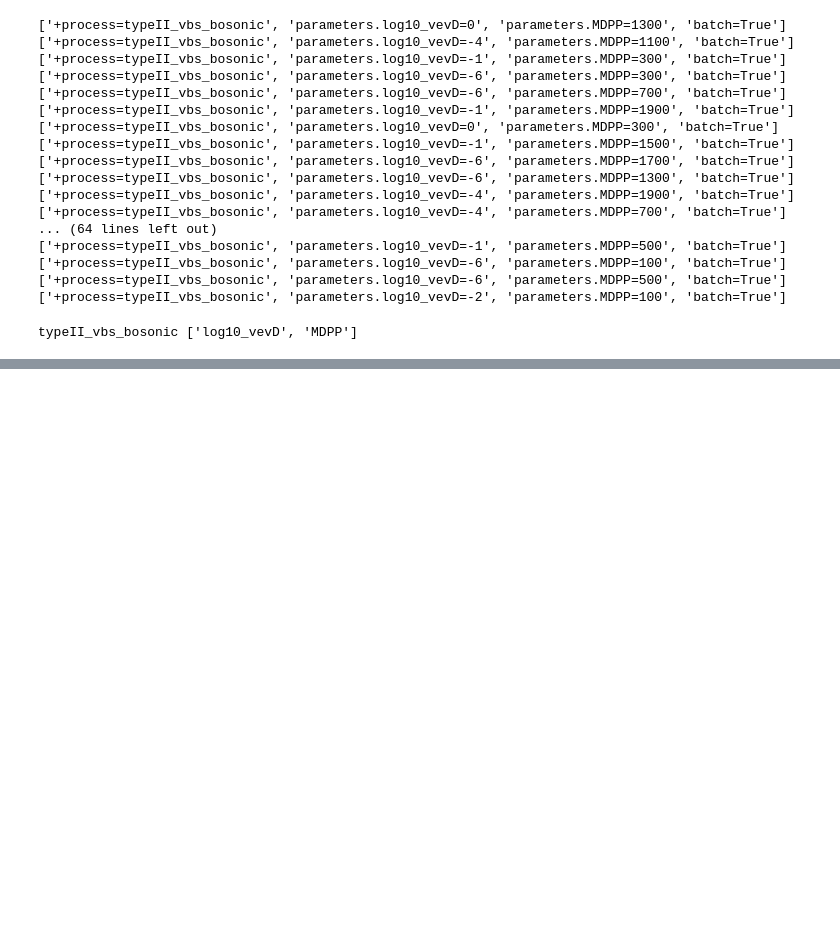
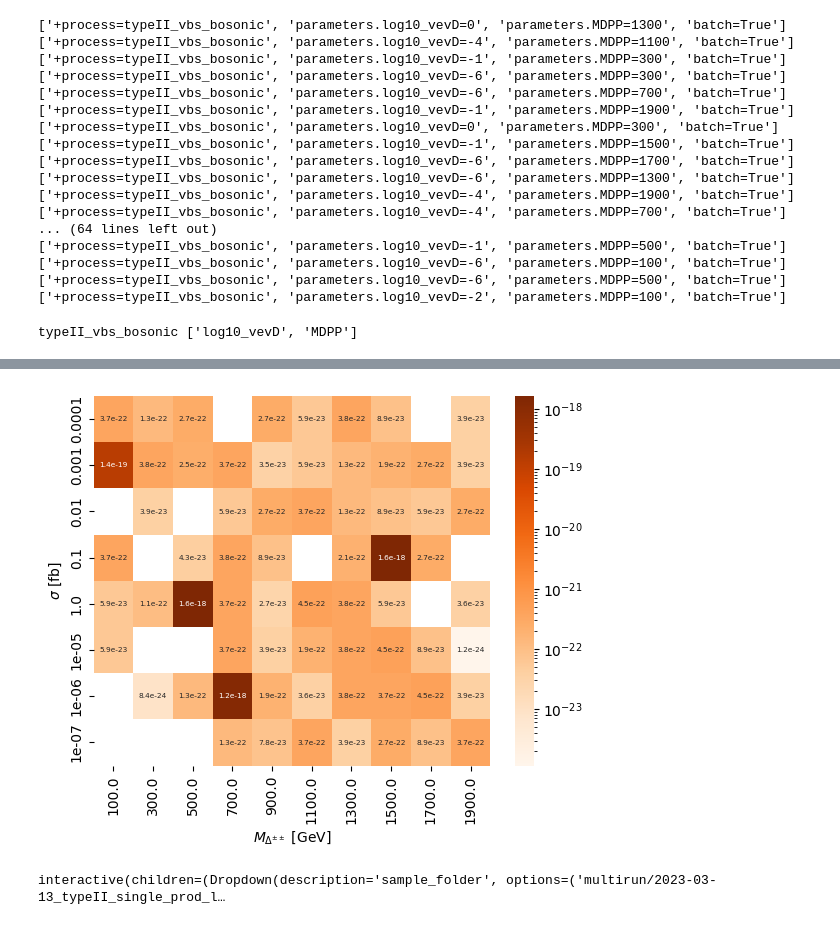
Before and after one commit to benw22022/MadHydra, a Jupyter notebook: visualise_results.ipynb, the cells around one changed output, grey strips where cells are left out. Drawn from its saved outputs; the diff is of its cells as text; code cells hidden in the pictures; blank space fills up the shorter version.

```diff
--- a/visualise_results.ipynb
+++ b/visualise_results.ipynb
@@ -184,0 +242,24 @@ Text(0.5, 0, '$M_{\\Delta^{++}}$ [GeV]')
+# %%
+from matplotlib.colors import LogNorm, Normalize
+
+hmap = []
+mdpps = []
+vevds = results.keys()
+
+for vevd, value in results.items():
+    list1 = value['mdpp']
+    list2 = value['xsec']
+    list1, list2 = zip(*sorted(zip(list1, list2)))
+
+    mdpps = list1
+    hmap.append(list2)
+
+hmap = np.array(hmap, dtype=float)
+
+fig, ax = plt.subplots()
+sns.heatmap(hmap, annot=True, cmap="Oranges", xticklabels=mdpps, yticklabels=vevds, ax=ax,
+						fmt=".2", vmin=0, vmax=1, norm=LogNorm(), annot_kws={"size": 15 / np.sqrt(len(hmap))});
+ax.set_xlabel(r"$M_{\Delta^{\pm\pm}}$ [GeV]");
+ax.set_ylabel(r"$\sigma$ [fb]");
+# %% [output]
+[figure, added]
@@ -184,0 +336,11 @@ Text(0.5, 0, '$M_{\\Delta^{++}}$ [GeV]')
+# %%
+def select(sample_folder, variable, log):
+    results = get_results(sample_folder, variable)
+    plot_results(results, variable, log)
+
+runs = glob.glob("multirun/*")
+choices = ["total_xs", "total_xs_error", "sum_of_weights", "sum_of_weights_err", "fid_sum_of_weights", "fid_sum_of_weights_err", "fid_xs", "fid_xs_err", "nsurvive_events", "ninit_events",  "presel_eff",   "cutflow"]
+
+interact(select, sample_folder=runs, variable=choices, log=[True, False]);
+# %% [output]
+interactive(children=(Dropdown(description='sample_folder', options=('multirun/2023-03-13_typeII_single_prod_l…
```
Also changed, not shown: parts of 6 cells of this notebook.
